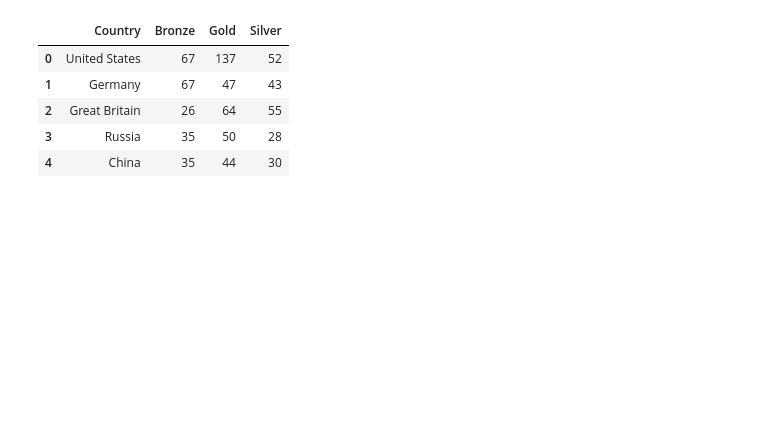
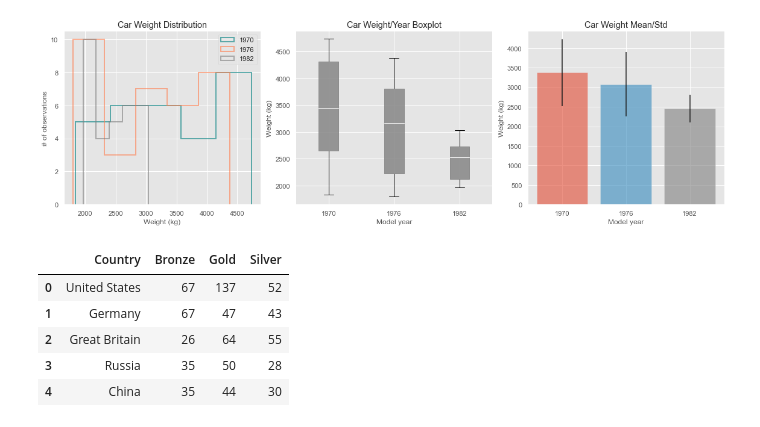
Before and after one commit to VictorCalderon/data-snippets, a Jupyter notebook: DataScience/plotting.ipynb, the cells around one changed output. Cells and saved outputs as stored; diff of their text form; code cells hidden in the pictures; blank space fills up the shorter version.

```diff
--- a/DataScience/plotting.ipynb
+++ b/DataScience/plotting.ipynb
@@ -55,3 +101,39 @@ plt.show()
+# %%
+# Build a hollow histogram of weight the first and last year
+fig, ax = plt.subplots(1, 3, figsize=(16, 5))
+colors = ['#008080', '#FF7F50', '#808080']
+
+# Fiter datasets
+weight_1970 = mpg[mpg['model_year'] == '1970']['weight']
+weight_1982 = mpg[mpg['model_year'] == '1982']['weight']
+weight_1976 = mpg[mpg['model_year'] == '1976']['weight']
+
+
+# Plot hist of 1970
+ax[0].hist(weight_1970, histtype='step', label='1970', bins=5, alpha=0.6, linewidth=2, color=colors[0])
+ax[0].hist(weight_1976, histtype='step', label='1976', bins=5, alpha=0.6, linewidth=2, color=colors[1])
+ax[0].hist(weight_1982, histtype='step', label='1982', bins=5, alpha=0.6, linewidth=2, color=colors[2])
+
+# Boxplot
+ax[1].boxplot([weight_1970, weight_1976, weight_1982], patch_artist=True, medianprops=dict(color='white'), boxprops=dict(facecolor='grey', color='gray', alpha=0.8))
+
+# Mean/Std Bars
+ax[2].bar("1970", weight_1970.mean(), yerr=weight_1970.std(), alpha=0.6)
+ax[2].bar("1976", weight_1976.mean(), yerr=weight_1976.std(), alpha=0.6)
+ax[2].bar("1982", weight_1982.mean(), yerr=weight_1982.std(), alpha=0.6, color='gray')
+
+# Set axis labels and title
+ax[0].set(xlabel='Weight (kg)', ylabel='# of observations', title='Car Weight Distribution')
+ax[1].set(xticklabels=['1970', '1976', '1982'], ylabel='Weight (kg)', xlabel='Model year', title='Car Weight/Year Boxplot')
+ax[2].set(xticklabels=['1970', '1976', '1982'], ylabel='Weight (kg)', xlabel='Model year', title='Car Weight Mean/Std')
+
+
+# Add legend and display plot
+ax[0].legend()
+plt.tight_layout()
+plt.show()
+# %% [output]
+[figure, added]
 # %%
 # New dataset for bar plotting (Medals)
 olympics = pd.read_csv('datasets/olympics_toy.csv')
```
Also changed, not shown: parts of 7 cells of this notebook.
